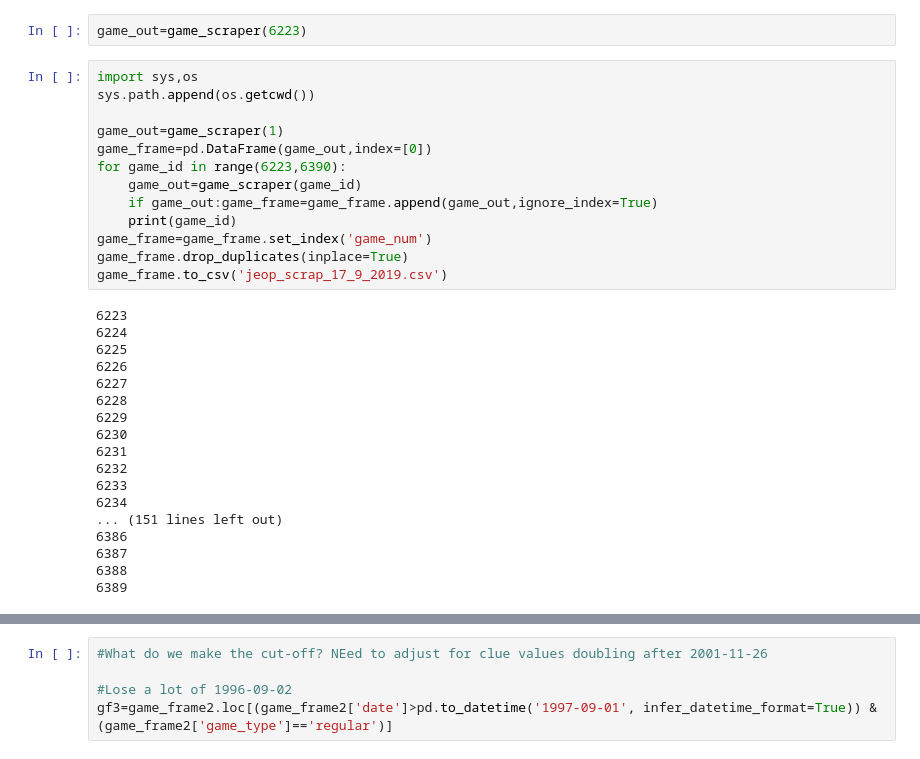
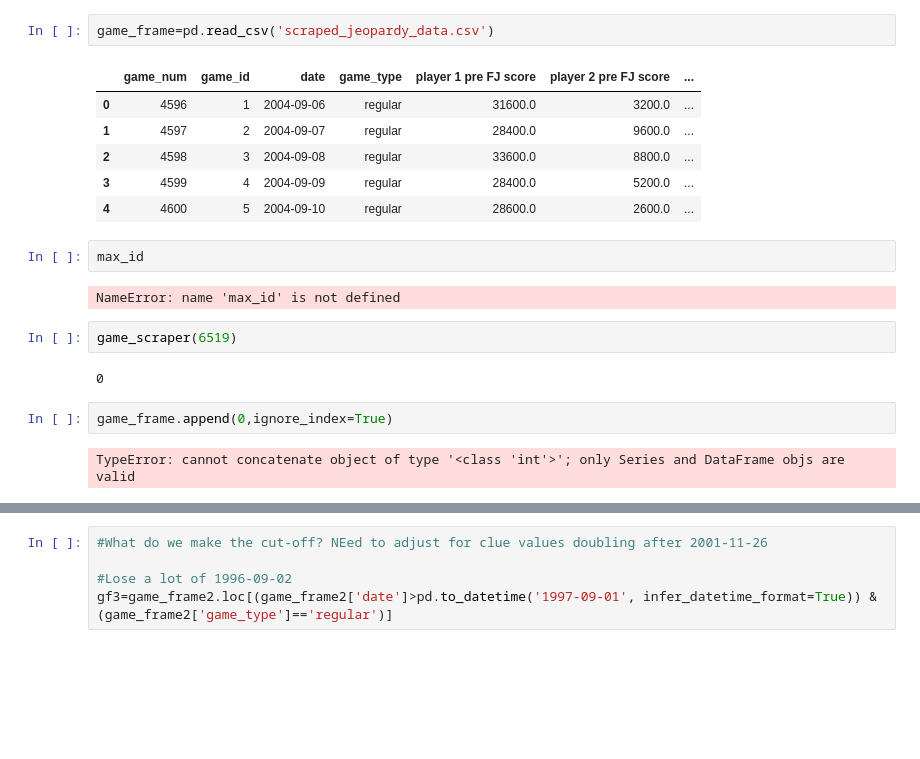
Before and after one commit to rthunder27/random-projects, a Jupyter notebook: jeopardy/Jeopardy Scraper.ipynb, the cells around one changed output, grey strips where cells are left out. Saved outputs shown, nothing was run; the diff lists cells and outputs as text; blank space fills up the shorter version.

Commit message:
cleaning jeopardy code

```diff
--- a/jeopardy/Jeopardy Scraper.ipynb
+++ b/jeopardy/Jeopardy Scraper.ipynb
@@ -176,33 +145,21 @@ def game_scraper(game_id):
-# %%
-game_out=game_scraper(6223)
-# %%
-import sys,os
-sys.path.append(os.getcwd())
-
-game_out=game_scraper(1)
-game_frame=pd.DataFrame(game_out,index=[0])
-for game_id in range(6223,6390):
-    game_out=game_scraper(game_id)
-    if game_out:game_frame=game_frame.append(game_out,ignore_index=True)
-    print(game_id)
-game_frame=game_frame.set_index('game_num')
-game_frame.drop_duplicates(inplace=True)
-game_frame.to_csv('jeop_scrap_17_9_2019.csv')
-# %% [output]
-6223
-6224
-6225
-6226
-6227
-6228
-6229
-6230
-6231
-6232
-6233
-6234
-... (151 lines left out)
-6386
-6387
-6388
-6389
+# %%
+game_frame=pd.read_csv('scraped_jeopardy_data.csv')
+# %% [output]
+|  | game_num | game_id | date | game_type | player 1 pre FJ score | player 2 pre FJ score | ... |
+| 0 | 4596 | 1 | 2004-09-06 | regular | 31600.0 | 3200.0 | ... |
+| 1 | 4597 | 2 | 2004-09-07 | regular | 28400.0 | 9600.0 | ... |
+| 2 | 4598 | 3 | 2004-09-08 | regular | 33600.0 | 8800.0 | ... |
+| 3 | 4599 | 4 | 2004-09-09 | regular | 28400.0 | 5200.0 | ... |
+| 4 | 4600 | 5 | 2004-09-10 | regular | 28600.0 | 2600.0 | ... |
+# %%
+max_id
+# %% [output]
+NameError: name 'max_id' is not defined
+# %%
+game_scraper(6519)
+# %% [output]
+0
+# %%
+game_frame.append(0,ignore_index=True)
+# %% [output]
+TypeError: cannot concatenate object of type '<class 'int'>'; only Series and DataFrame objs are valid
```
Also changed, not shown: parts of 13 cells of this notebook, 2 other files.
